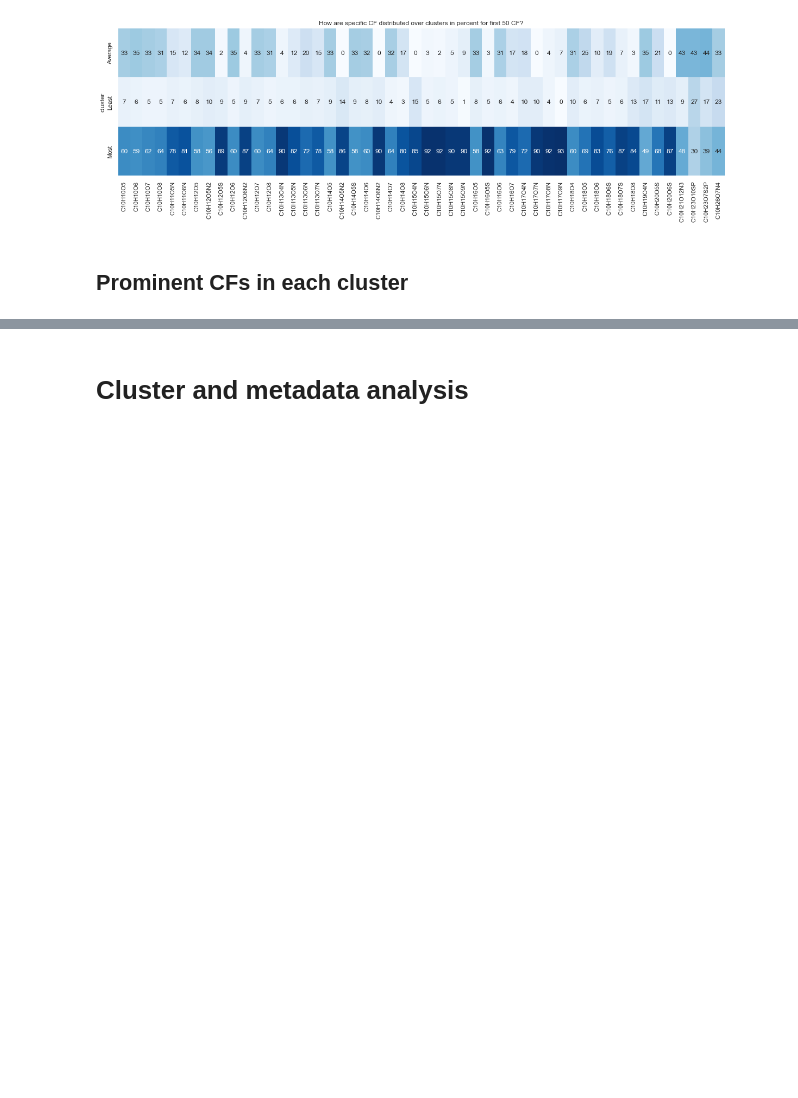
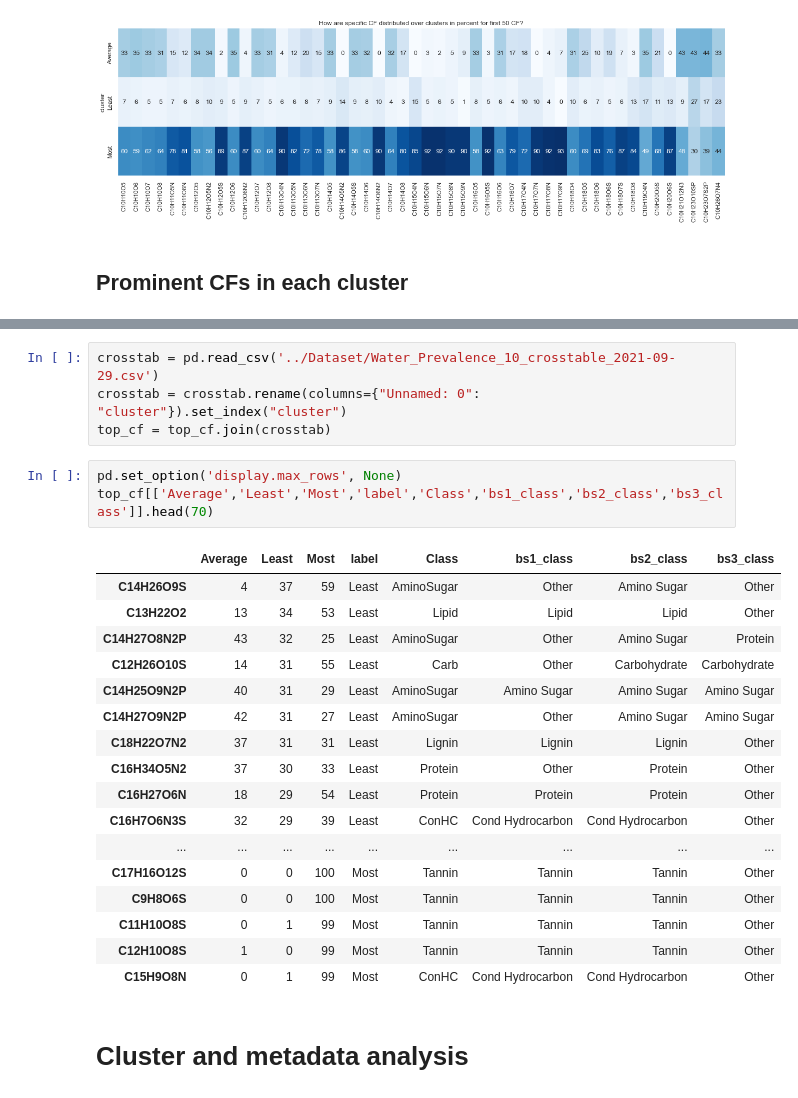
Before and after one commit to mmlchang/WHONDRS_collaboration, a Jupyter notebook: EDA/2_EDAJaccard.ipynb, the cells around one changed output, grey strips where cells are left out. Saved outputs shown, nothing was run; the diff lists cells and outputs as text; blank space fills up the shorter version.

```diff
--- a/EDA/2_EDAJaccard-Copy1.ipynb
+++ b/EDA/2_EDAJaccard.ipynb
@@ -235,3 +239,28 @@ Top unique CFs:(42, 3)
+# %%
+crosstab = pd.read_csv('../Dataset/Water_Prevalence_10_crosstable_2021-09-29.csv')
+crosstab = crosstab.rename(columns={"Unnamed: 0": "cluster"}).set_index("cluster")
+top_cf = top_cf.join(crosstab)
+# %%
+pd.set_option('display.max_rows', None)
+top_cf[['Average','Least','Most','label','Class','bs1_class','bs2_class','bs3_class']].head(70)
+# %% [output]
+|  | Average | Least | Most | label | Class | bs1_class | bs2_class | bs3_class |
+| C14H26O9S | 4 | 37 | 59 | Least | AminoSugar | Other | Amino Sugar | Other |
+| C13H22O2 | 13 | 34 | 53 | Least | Lipid | Lipid | Lipid | Other |
+| C14H27O8N2P | 43 | 32 | 25 | Least | AminoSugar | Other | Amino Sugar | Protein |
+| C12H26O10S | 14 | 31 | 55 | Least | Carb | Other | Carbohydrate | Carbohydrate |
+| C14H25O9N2P | 40 | 31 | 29 | Least | AminoSugar | Amino Sugar | Amino Sugar | Amino Sugar |
+| C14H27O9N2P | 42 | 31 | 27 | Least | AminoSugar | Other | Amino Sugar | Amino Sugar |
+| C18H22O7N2 | 37 | 31 | 31 | Least | Lignin | Lignin | Lignin | Other |
+| C16H34O5N2 | 37 | 30 | 33 | Least | Protein | Other | Protein | Other |
+| C16H27O6N | 18 | 29 | 54 | Least | Protein | Protein | Protein | Other |
+| C16H7O6N3S | 32 | 29 | 39 | Least | ConHC | Cond Hydrocarbon | Cond Hydrocarbon | Other |
+| ... | ... | ... | ... | ... | ... | ... | ... | ... |
+| C17H16O12S | 0 | 0 | 100 | Most | Tannin | Tannin | Tannin | Other |
+| C9H8O6S | 0 | 0 | 100 | Most | Tannin | Tannin | Tannin | Other |
+| C11H10O8S | 0 | 1 | 99 | Most | Tannin | Tannin | Tannin | Other |
+| C12H10O8S | 1 | 0 | 99 | Most | Tannin | Tannin | Tannin | Other |
+| C15H9O8N | 0 | 1 | 99 | Most | ConHC | Cond Hydrocarbon | Cond Hydrocarbon | Other |
 # %% [markdown]
 # Cluster and metadata analysis
 # %%
```
Also changed, not shown: parts of 5 cells of this notebook, 6 other files.
